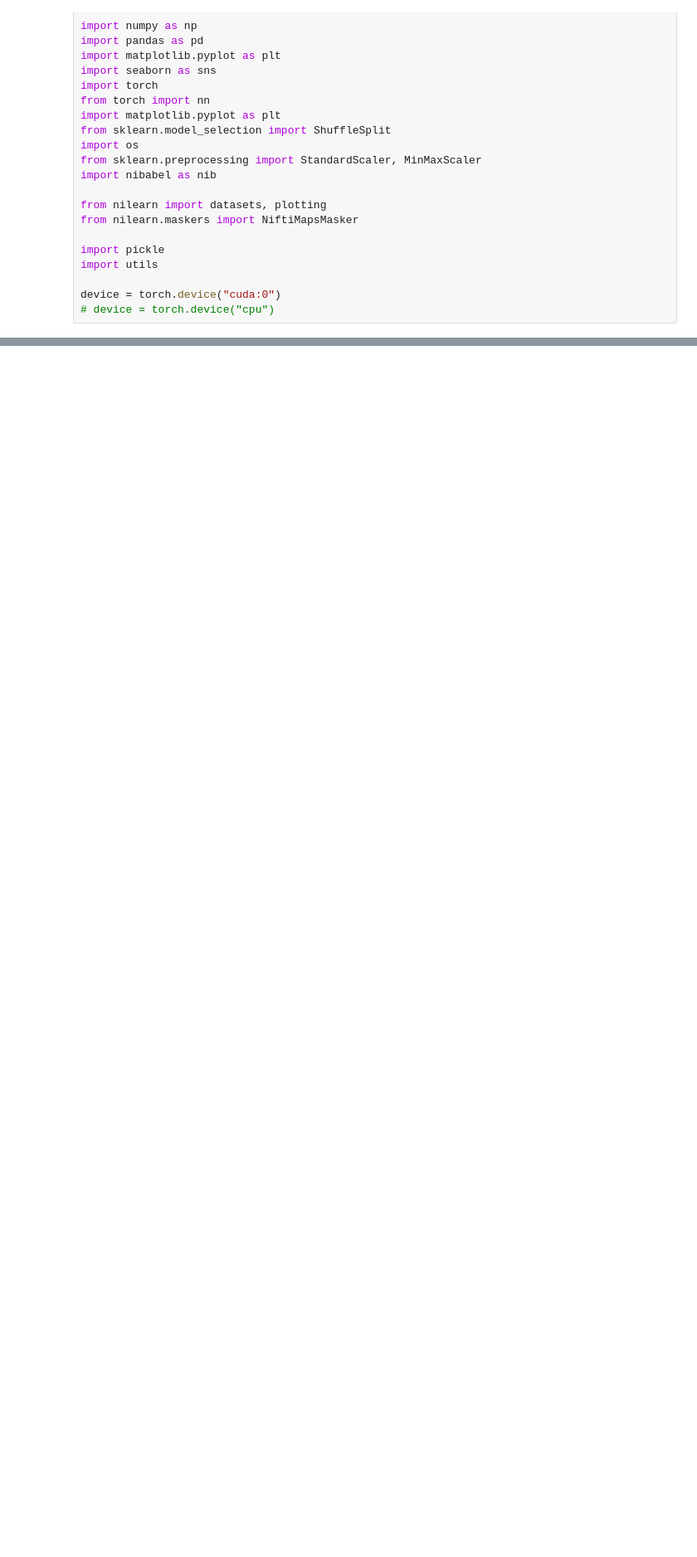
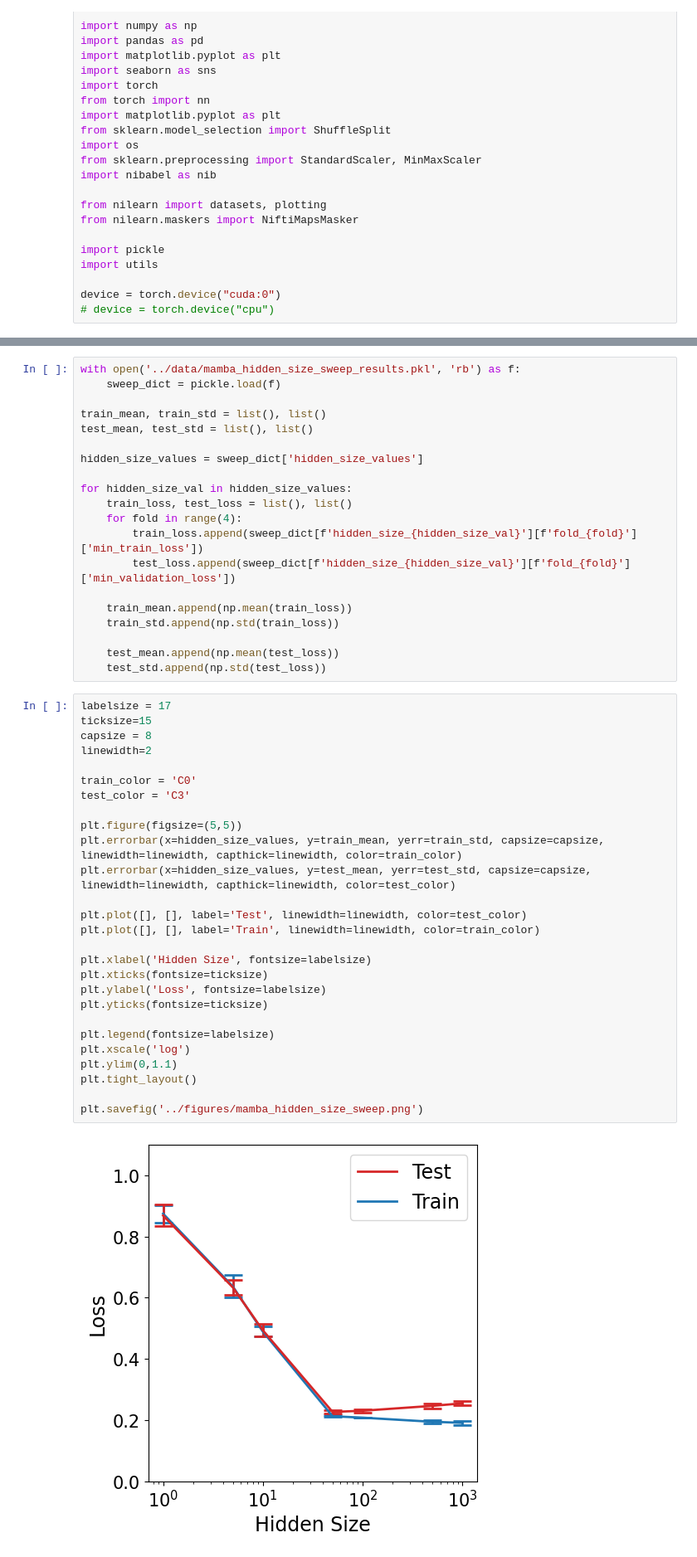
Before and after one commit to ntolley/metanets, a Jupyter notebook: notebooks/make_param_sweep_plots.ipynb, the cells around one changed output, grey strips where cells are left out. Shown at 83% size. Saved outputs shown, nothing was run; the diff lists cells and outputs as text; blank space fills up the shorter version.

```diff
--- a/notebooks/make_param_sweep_plots.ipynb
+++ b/notebooks/make_param_sweep_plots.ipynb
@@ -118,0 +170,49 @@ plt.xscale('log')
+# %%
+with open('../data/mamba_hidden_size_sweep_results.pkl', 'rb') as f:
+    sweep_dict = pickle.load(f)
+
+train_mean, train_std = list(), list()
+test_mean, test_std = list(), list()
+
+hidden_size_values = sweep_dict['hidden_size_values']
+
+for hidden_size_val in hidden_size_values:
+    train_loss, test_loss = list(), list()
+    for fold in range(4):
+        train_loss.append(sweep_dict[f'hidden_size_{hidden_size_val}'][f'fold_{fold}']['min_train_loss'])
+        test_loss.append(sweep_dict[f'hidden_size_{hidden_size_val}'][f'fold_{fold}']['min_validation_loss'])
+
+    train_mean.append(np.mean(train_loss))
+    train_std.append(np.std(train_loss))
+
+    test_mean.append(np.mean(test_loss))
+    test_std.append(np.std(test_loss))
+# %%
+labelsize = 17
+ticksize=15
+capsize = 8
+linewidth=2
+
+train_color = 'C0'
+test_color = 'C3'
+
+plt.figure(figsize=(5,5))
+plt.errorbar(x=hidden_size_values, y=train_mean, yerr=train_std, capsize=capsize, linewidth=linewidth, capthick=linewidth, color=train_color)
+plt.errorbar(x=hidden_size_values, y=test_mean, yerr=test_std, capsize=capsize, linewidth=linewidth, capthick=linewidth, color=test_color)
+
+plt.plot([], [], label='Test', linewidth=linewidth, color=test_color)
+plt.plot([], [], label='Train', linewidth=linewidth, color=train_color)
+
+plt.xlabel('Hidden Size', fontsize=labelsize)
+plt.xticks(fontsize=ticksize)
+plt.ylabel('Loss', fontsize=labelsize)
+plt.yticks(fontsize=ticksize)
+
+plt.legend(fontsize=labelsize)
+plt.xscale('log')
+plt.ylim(0,1.1)
+plt.tight_layout()
+
+plt.savefig('../figures/mamba_hidden_size_sweep.png')
+# %% [output]
+[figure, added]
```
Also changed, not shown: parts of 7 cells of this notebook, 3 other files.
